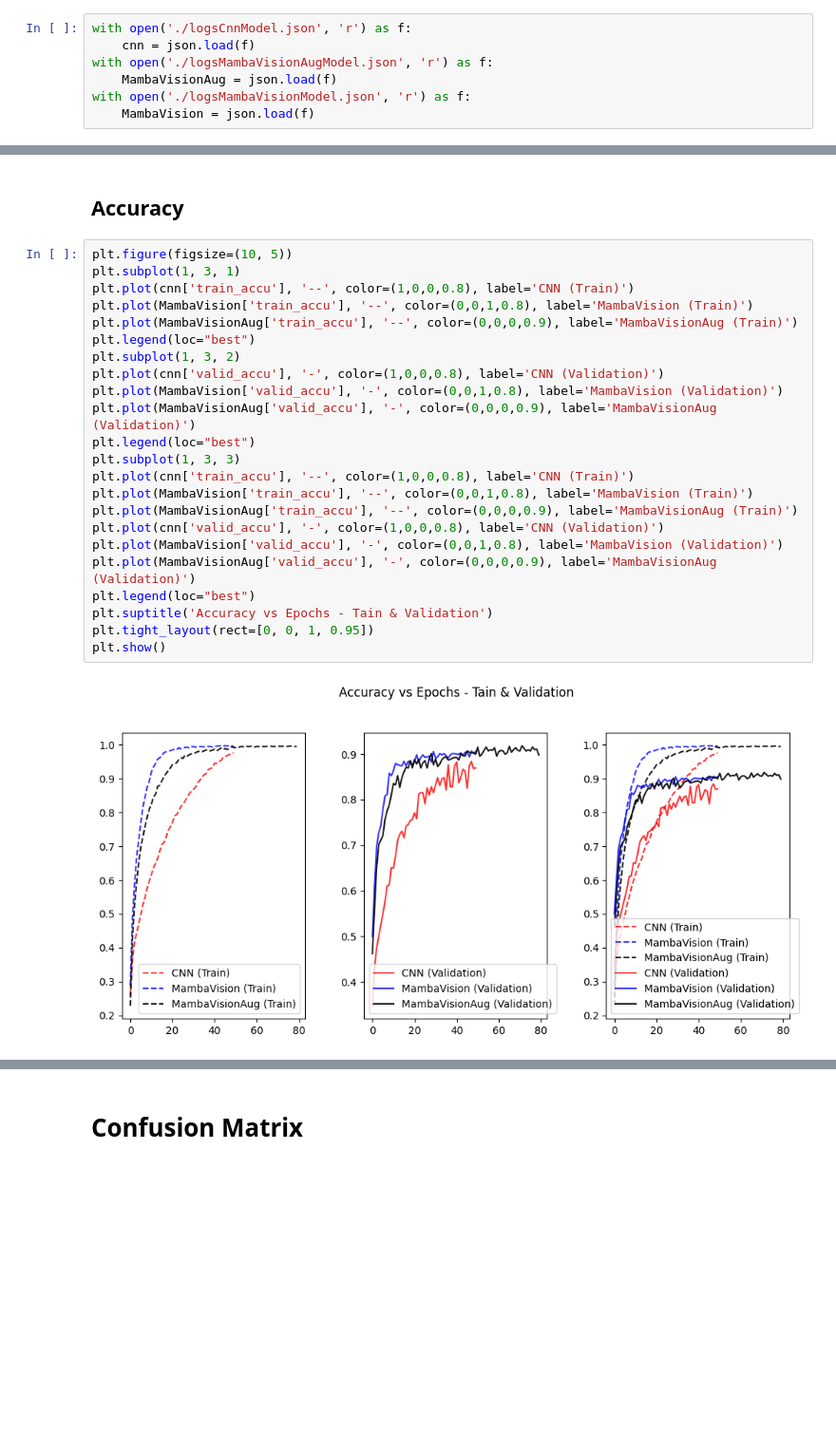
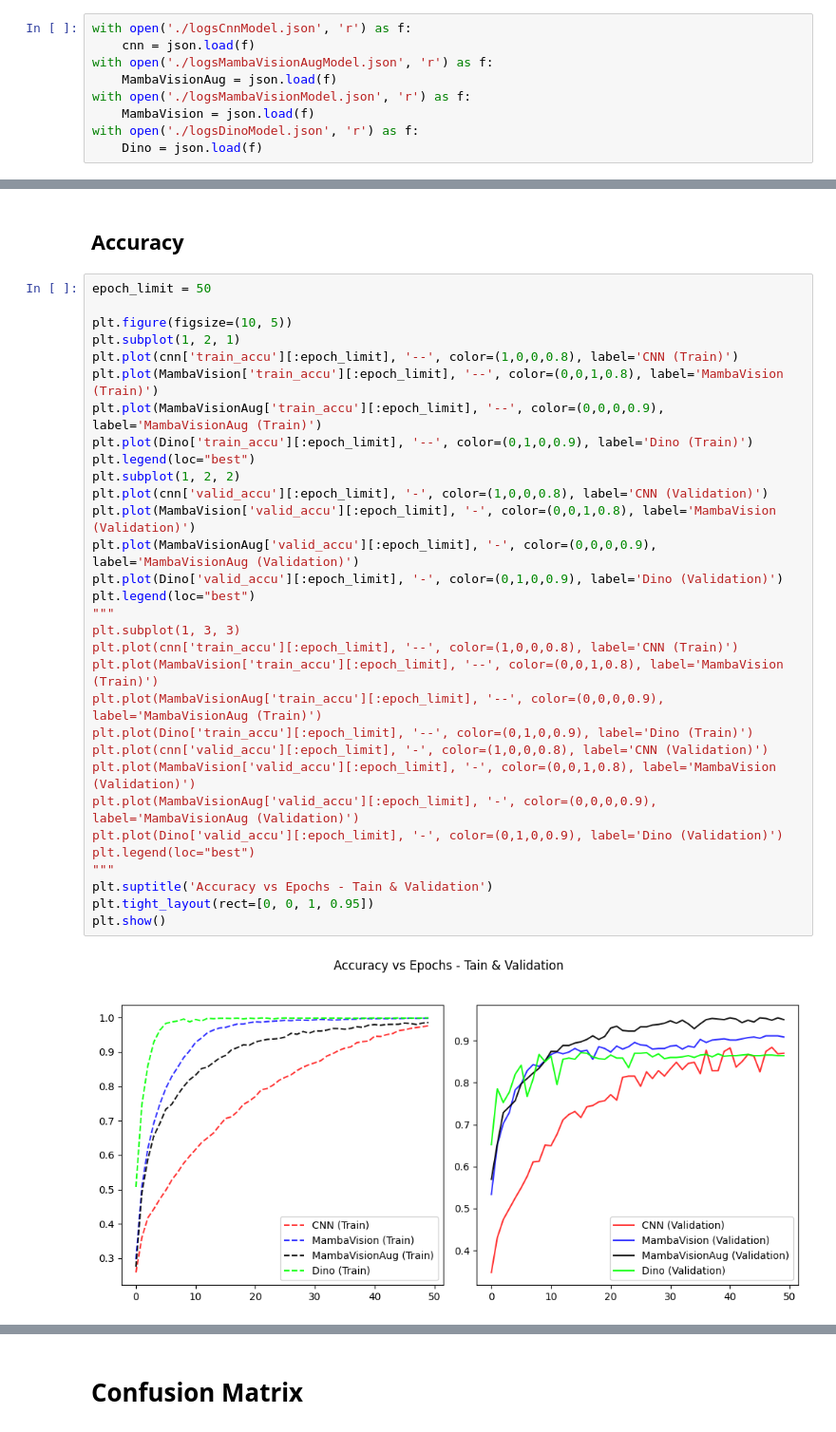
Before and after one commit to ovedtal1/WhatIsThisMusic, a Jupyter notebook: scripts/data_analysis.ipynb, the cells around one changed output, grey strips where cells are left out. Shown at 95% size. Drawn from its saved outputs; the diff is of its cells as text; blank space fills up the shorter version.

```diff
--- a/scripts/data_analysis.ipynb
+++ b/scripts/data_analysis.ipynb
@@ -50,6 +50,8 @@ with open('./logsMambaVisionAugModel.json', 'r') as f:
     MambaVisionAug = json.load(f)
 with open('./logsMambaVisionModel.json', 'r') as f:
     MambaVision = json.load(f)
+with open('./logsDinoModel.json', 'r') as f:
+    Dino = json.load(f)
 # %% [markdown]
 ## Loss
 # %%
@@ -80,27 +87,35 @@ plt.show()
 # %% [markdown]
 ## Accuracy
 # %%
+epoch_limit = 50
+
 plt.figure(figsize=(10, 5))
-plt.subplot(1, 3, 1)
-plt.plot(cnn['train_accu'], '--', color=(1,0,0,0.8), label='CNN (Train)')
-plt.plot(MambaVision['train_accu'], '--', color=(0,0,1,0.8), label='MambaVision (Train)')
-plt.plot(MambaVisionAug['train_accu'], '--', color=(0,0,0,0.9), label='MambaVisionAug (Train)')
+plt.subplot(1, 2, 1)
+plt.plot(cnn['train_accu'][:epoch_limit], '--', color=(1,0,0,0.8), label='CNN (Train)')
+plt.plot(MambaVision['train_accu'][:epoch_limit], '--', color=(0,0,1,0.8), label='MambaVision (Train)')
+plt.plot(MambaVisionAug['train_accu'][:epoch_limit], '--', color=(0,0,0,0.9), label='MambaVisionAug (Train)')
+plt.plot(Dino['train_accu'][:epoch_limit], '--', color=(0,1,0,0.9), label='Dino (Train)')
 plt.legend(loc="best")
-plt.subplot(1, 3, 2)
-plt.plot(cnn['valid_accu'], '-', color=(1,0,0,0.8), label='CNN (Validation)')
-plt.plot(MambaVision['valid_accu'], '-', color=(0,0,1,0.8), label='MambaVision (Validation)')
-plt.plot(MambaVisionAug['valid_accu'], '-', color=(0,0,0,0.9), label='MambaVisionAug (Validation)')
+plt.subplot(1, 2, 2)
+plt.plot(cnn['valid_accu'][:epoch_limit], '-', color=(1,0,0,0.8), label='CNN (Validation)')
+plt.plot(MambaVision['valid_accu'][:epoch_limit], '-', color=(0,0,1,0.8), label='MambaVision (Validation)')
+plt.plot(MambaVisionAug['valid_accu'][:epoch_limit], '-', color=(0,0,0,0.9), label='MambaVisionAug (Validation)')
+plt.plot(Dino['valid_accu'][:epoch_limit], '-', color=(0,1,0,0.9), label='Dino (Validation)')
 plt.legend(loc="best")
+"""
 plt.subplot(1, 3, 3)
-plt.plot(cnn['train_accu'], '--', color=(1,0,0,0.8), label='CNN (Train)')
-plt.plot(MambaVision['train_accu'], '--', color=(0,0,1,0.8), label='MambaVision (Train)')
-plt.plot(MambaVisionAug['train_accu'], '--', color=(0,0,0,0.9), label='MambaVisionAug (Train)')
-plt.plot(cnn['valid_accu'], '-', color=(1,0,0,0.8), label='CNN (Validation)')
-plt.plot(MambaVision['valid_accu'], '-', color=(0,0,1,0.8), label='MambaVision (Validation)')
-plt.plot(MambaVisionAug['valid_accu'], '-', color=(0,0,0,0.9), label='MambaVisionAug (Validation)')
+plt.plot(cnn['train_accu'][:epoch_limit], '--', color=(1,0,0,0.8), label='CNN (Train)')
+plt.plot(MambaVision['train_accu'][:epoch_limit], '--', color=(0,0,1,0.8), label='MambaVision (Train)')
+plt.plot(MambaVisionAug['train_accu'][:epoch_limit], '--', color=(0,0,0,0.9), label='MambaVisionAug (Train)')
+plt.plot(Dino['train_accu'][:epoch_limit], '--', color=(0,1,0,0.9), label='Dino (Train)')
+plt.plot(cnn['valid_accu'][:epoch_limit], '-', color=(1,0,0,0.8), label='CNN (Validation)')
+plt.plot(MambaVision['valid_accu'][:epoch_limit], '-', color=(0,0,1,0.8), label='MambaVision (Validation)')
+plt.plot(MambaVisionAug['valid_accu'][:epoch_limit], '-', color=(0,0,0,0.9), label='MambaVisionAug (Validation)')
+plt.plot(Dino['valid_accu'][:epoch_limit], '-', color=(0,1,0,0.9), label='Dino (Validation)')
 plt.legend(loc="best")
+"""
 plt.suptitle('Accuracy vs Epochs - Tain & Validation')
 plt.tight_layout(rect=[0, 0, 1, 0.95])
 plt.show()
 # %% [output]
-[figure, old version]
+[figure, new version]
```
Also changed, not shown: parts of 7 cells of this notebook, 4 other files.
